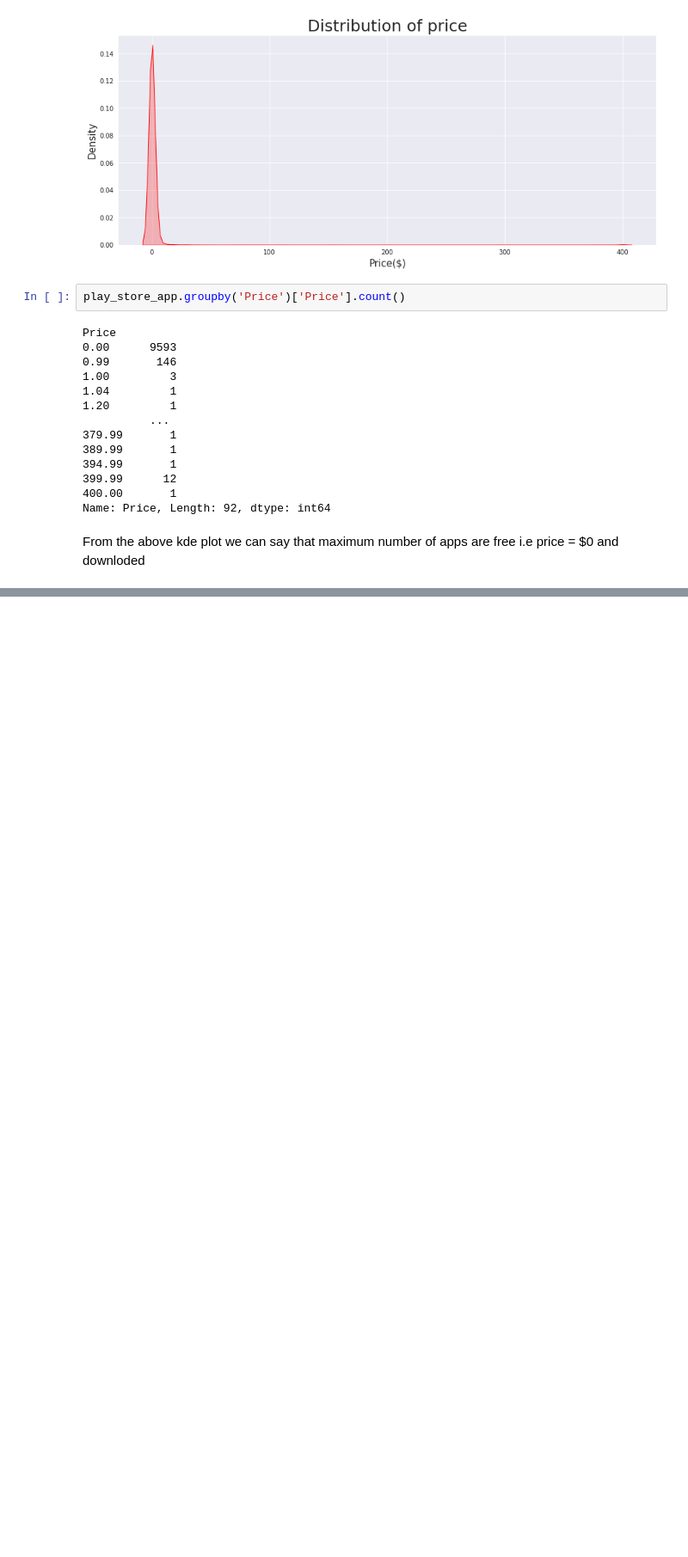
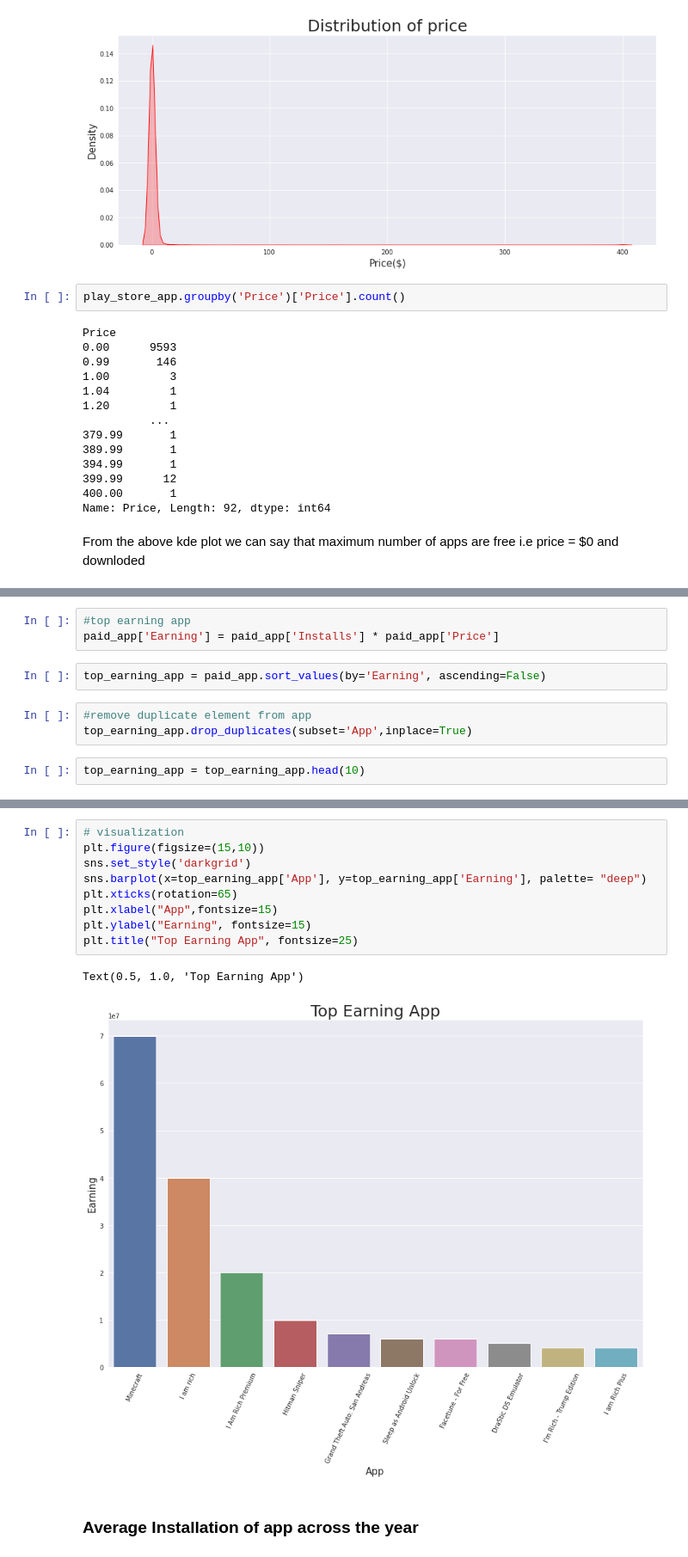
Before and after one commit to victorious07/Play-Store-App-Review-Analysis, a Jupyter notebook: Play_Store_App_Review_Analysis_Capstone_Project.ipynb, the cells around one changed output, grey strips where cells are left out. Shown at 86% size. Cells and saved outputs as stored; diff of their text form; blank space fills up the shorter version.

```diff
--- a/Play_Store_App_Review_Analysis_Capstone_Project.ipynb
+++ b/Play_Store_App_Review_Analysis_Capstone_Project.ipynb
@@ -733,0 +753,10 @@ From the above kde plot we can say that maximum number of apps are free i.e pric
+# %%
+#top earning app
+paid_app['Earning'] = paid_app['Installs'] * paid_app['Price']
+# %%
+top_earning_app = paid_app.sort_values(by='Earning', ascending=False)
+# %%
+#remove duplicate element from app
+top_earning_app.drop_duplicates(subset='App',inplace=True)
+# %%
+top_earning_app = top_earning_app.head(10)
@@ -733,0 +777,14 @@ From the above kde plot we can say that maximum number of apps are free i.e pric
+# %%
+# visualization
+plt.figure(figsize=(15,10))
+sns.set_style('darkgrid')
+sns.barplot(x=top_earning_app['App'], y=top_earning_app['Earning'], palette= "deep")
+plt.xticks(rotation=65)
+plt.xlabel("App",fontsize=15)
+plt.ylabel("Earning", fontsize=15)
+plt.title("Top Earning App", fontsize=25)
+# %% [output]
+Text(0.5, 1.0, 'Top Earning App')
+[figure, added]
+# %% [markdown]
+### Average Installation of app across the year
```
Also changed, not shown: parts of 18 cells of this notebook.
